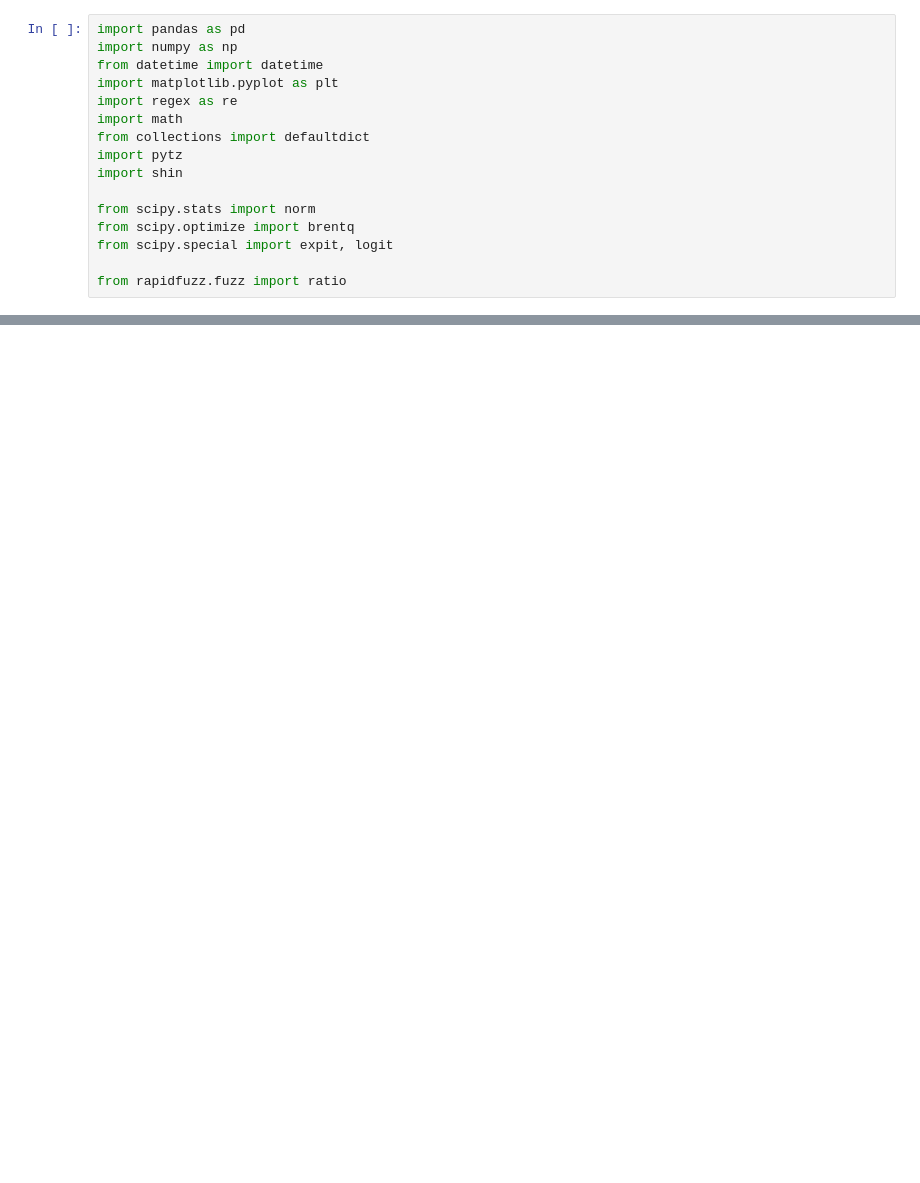
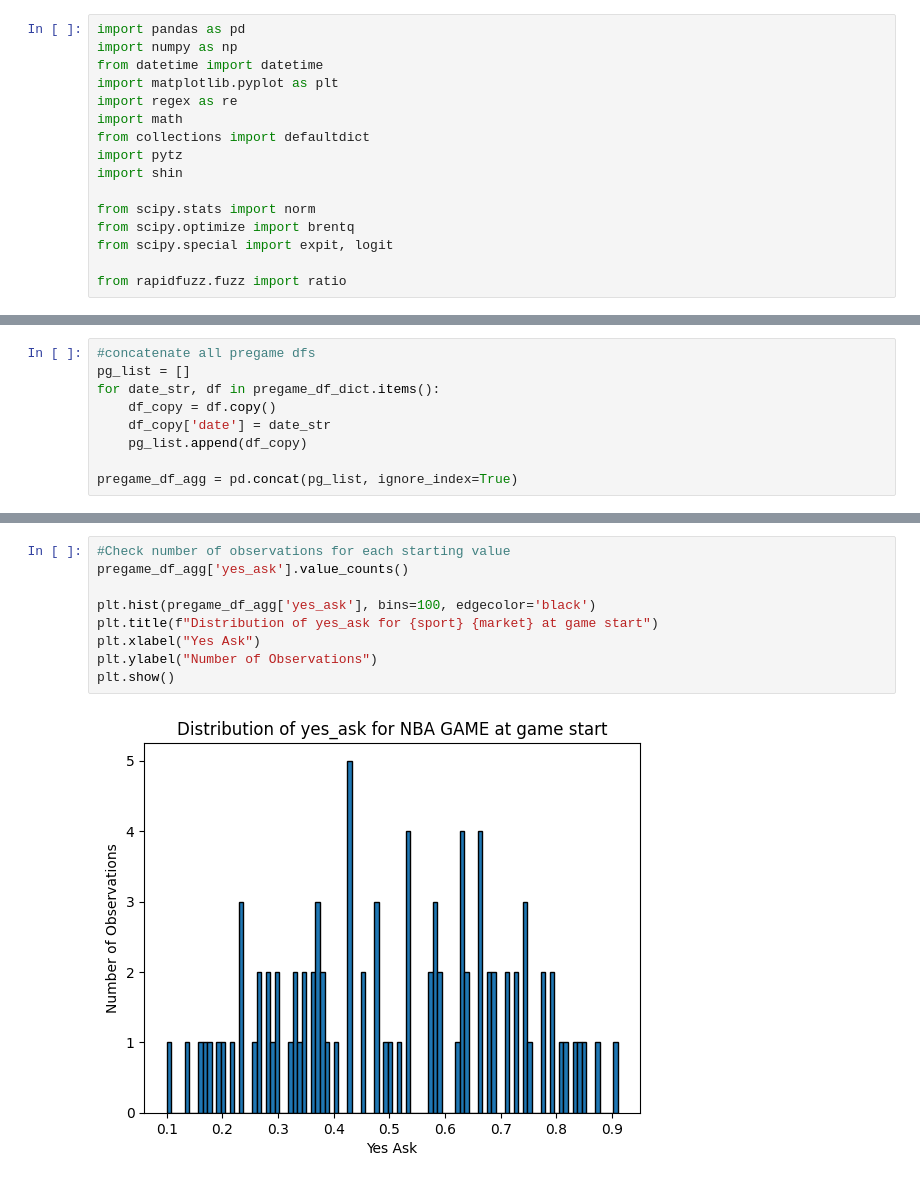
Before and after one commit to bassuaz24/kalshi_bets, a Jupyter notebook: base/analysis/data_analysis.ipynb, the cells around one changed output, grey strips where cells are left out. Cells and saved outputs as stored; diff of their text form; blank space fills up the shorter version.

```diff
--- a/base/analysis/data_analysis.ipynb
+++ b/base/analysis/data_analysis.ipynb
@@ -264,0 +301,9 @@ Portfolio EV: 58.44
+# %%
+#concatenate all pregame dfs
+pg_list = []
+for date_str, df in pregame_df_dict.items():
+    df_copy = df.copy()
+    df_copy['date'] = date_str
+    pg_list.append(df_copy)
+
+pregame_df_agg = pd.concat(pg_list, ignore_index=True)
@@ -264,0 +329,11 @@ Portfolio EV: 58.44
+# %%
+#Check number of observations for each starting value
+pregame_df_agg['yes_ask'].value_counts()
+
+plt.hist(pregame_df_agg['yes_ask'], bins=100, edgecolor='black')
+plt.title(f"Distribution of yes_ask for {sport} {market} at game start")
+plt.xlabel("Yes Ask")
+plt.ylabel("Number of Observations")
+plt.show()
+# %% [output]
+[figure, added]
```
Also changed, not shown: parts of 16 cells of this notebook, 6 other files.
